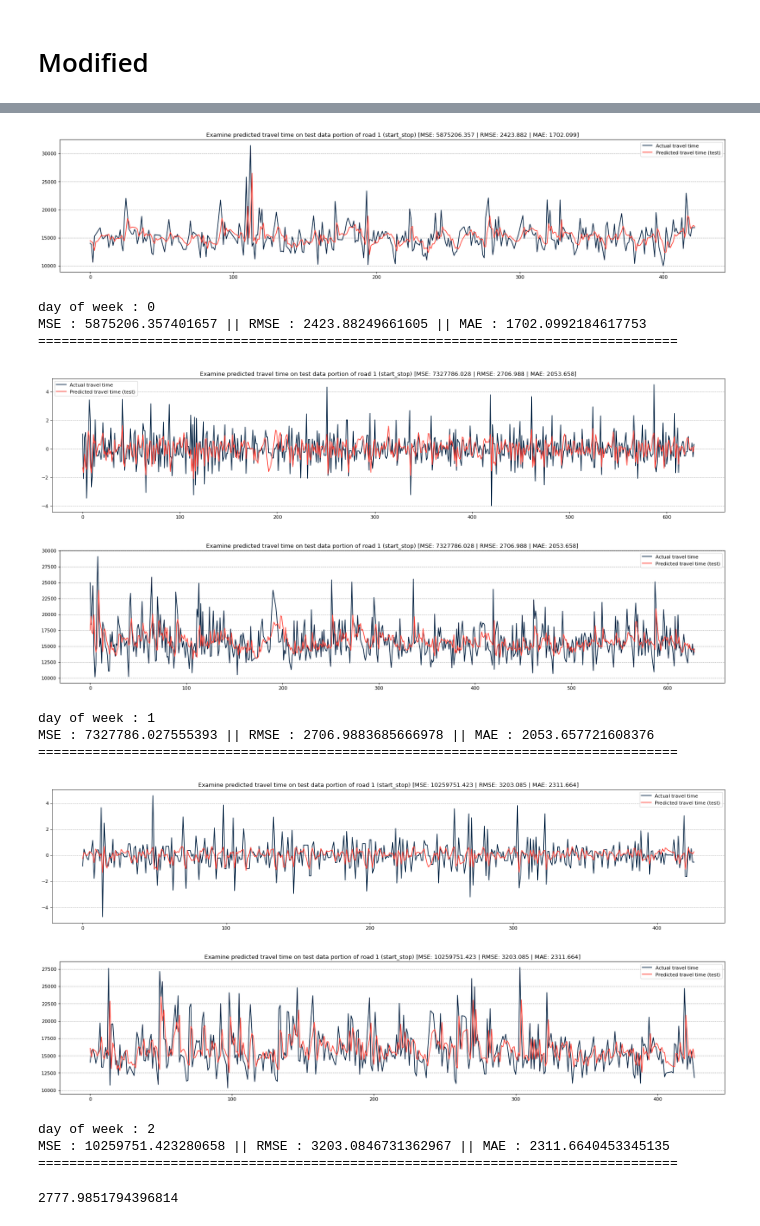
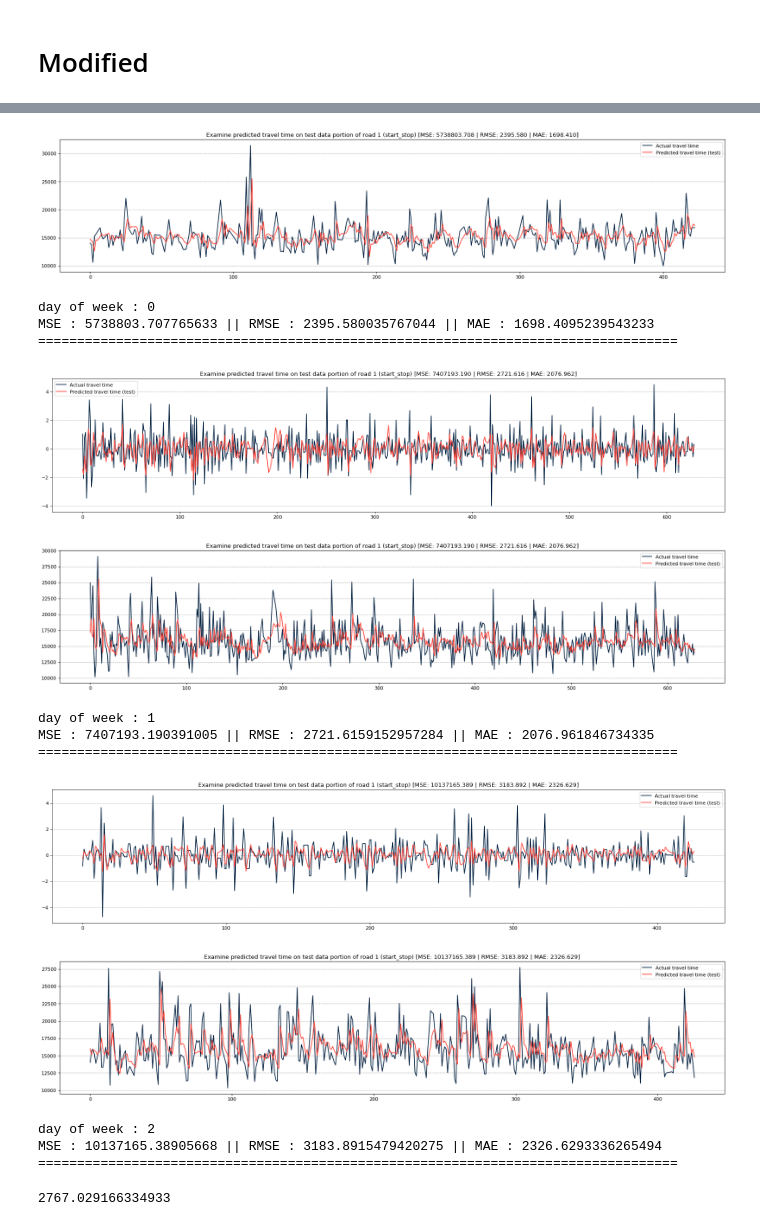
Before and after one commit to Travel-Time-Prediction/explore-gps-log-data, a Jupyter notebook: models/cnn_lstm/modified_6.ipynb, the cells around one changed output, grey strips where cells are left out. Drawn from its saved outputs; the diff is of its cells as text; code cells hidden in the pictures.

```diff
--- a/models/cnn_lstm/modified_6.ipynb
+++ b/models/cnn_lstm/modified_6.ipynb
@@ -474,7 +474,7 @@ def eval(dataset_test, data_date_y_test, split_val_index, scaler, model, cfg, be
     mse = mean_squared_error(scaler.inverse_transform(data_test_y_series, split_val_index + cfg['data']['window_size']), scaler.inverse_transform(predict_test_series, split_val_index + cfg['data']['window_size']))
     rmse = math.sqrt(mean_squared_error(scaler.inverse_transform(data_test_y_series, split_val_index + cfg['data']['window_size']), scaler.inverse_transform(predict_test_series, split_val_index + cfg['data']['window_size'])))
     mae = mean_absolute_error(scaler.inverse_transform(data_test_y_series, split_val_index + cfg['data']['window_size']), scaler.inverse_transform(predict_test_series, split_val_index + cfg['data']['window_size']))
-
+    r2 = r2_score(dataset_test.y, predicted_test)
 
     if plot:
         road = (cfg['data']['path'].split('/')[-1]).split('.')[0]
@@ -505,7 +505,7 @@ def eval(dataset_test, data_date_y_test, split_val_index, scaler, model, cfg, be
         plt.legend()
         plt.show()
 
-    return mse, rmse, mae
+    return mse, rmse, mae, r2
 # %% [markdown]
 # Modified
 # %%
@@ -519,44 +519,45 @@ for idx in range(len(dataset_train)):
         cfg['train']['device'] = 'cuda'
     else:
         cfg['train']['device'] = 'cpu'
     model = model.to(cfg['train']['device'])
 
     train_losses, valid_losses, early_stopping, model = train(dataset_train[idx], dataset_val[idx], model, cfg, idx, 0)
 
-    mse, rmse, mae = eval(dataset_test[idx], data_date_y_test_list[idx], split_val_index_list[idx], scaler_list[idx], model, cfg, f"cnn_lstm_time_{idx}_{0}", True)
+    mse, rmse, mae, r2 = eval(dataset_test[idx], data_date_y_test_list[idx], split_val_index_list[idx], scaler_list[idx], model, cfg, f"cnn_lstm_time_{idx}_{0}", True)
 
     print(f"day of week : {idx}")
     print(f"MSE : {mse} || RMSE : {rmse} || MAE : {mae}")
     print(f"==================================================================================")
 
     result.append({
         'name': f"time-{idx}",
         'mse': mse,
         'rmse': rmse,
         'mae': mae,
+        'r2': r2
     })
 
 report = pd.DataFrame(result)
 # %% [output]
 [figure]
 [figure]
 day of week : 0
-MSE : 5875206.357401657 || RMSE : 2423.88249661605 || MAE : 1702.0992184617753
+MSE : 5738803.707765633 || RMSE : 2395.580035767044 || MAE : 1698.4095239543233
 ==================================================================================
 [figure]
 [figure]
 day of week : 1
-MSE : 7327786.027555393 || RMSE : 2706.9883685666978 || MAE : 2053.657721608376
+MSE : 7407193.190391005 || RMSE : 2721.6159152957284 || MAE : 2076.961846734335
 ==================================================================================
 [figure]
-[figure, old version]
+[figure, new version]
 day of week : 2
-MSE : 10259751.423280658 || RMSE : 3203.0846731362967 || MAE : 2311.6640453345135
+MSE : 10137165.38905668 || RMSE : 3183.8915479420275 || MAE : 2326.6293336265494
 ==================================================================================
 # %%
 report['rmse'].mean()
 # %% [output]
-2777.9851794396814
+2767.029166334933
 # %%
 report['mae'].mean()
 # %% [output]
```
Also changed, not shown: parts of 3 cells of this notebook, 4 other files.
